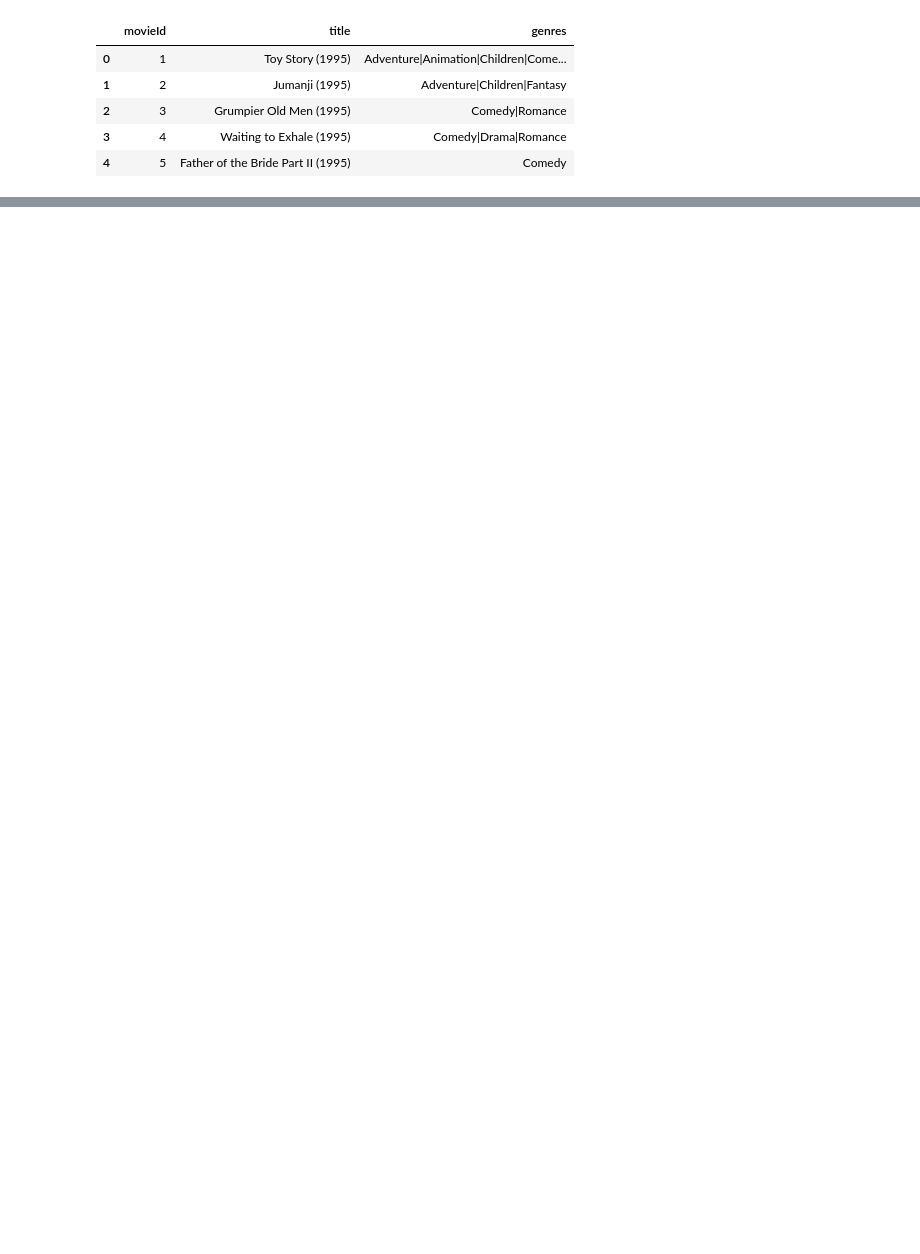
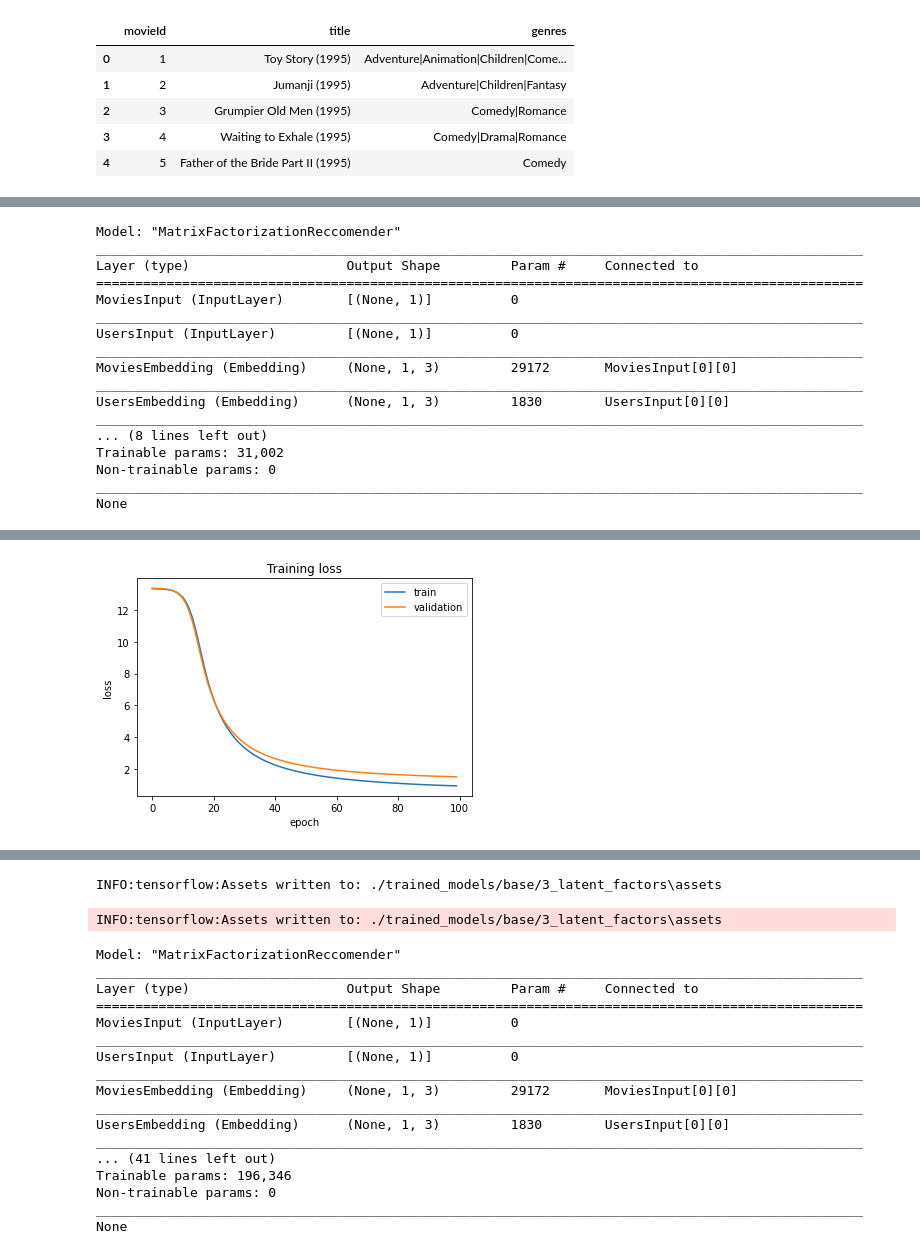
Before and after one commit to MilenaTrajanoska/recommender_system_movie_lens, a Jupyter notebook: project/matrix_factorization_based_recommendations/base_matrix_factorization_collaborative_filtering.ipynb, the cells around one changed output, grey strips where cells are left out. Cells and saved outputs as stored; diff of their text form; code cells hidden in the pictures; blank space fills up the shorter version.

Commit message:
trained base and content boosted model and visualized results

```diff
--- a/project/matrix_factorization_based_recommendations/base_matrix_factorization_collaborative_filtering.ipynb
+++ b/project/matrix_factorization_based_recommendations/base_matrix_factorization_collaborative_filtering.ipynb
@@ -101,2 +49,0 @@ movie_embeddings_frame = pd.DataFrame(movie_embeddings[0])
-# %%
-movie_embeddings_frame['movieId'] = [0] + list(dict_movies.values())
@@ -114,10 +59,4 @@ movies_data.head()
 | 4 | 5 | Father of the Bride Part II (1995) | Comedy |
 # %%
 USER_ID = 5
-num_movies = 3
+MOVIES_TO_RECOMMEND = 3
-# %%
-user_embedding_learnt = model.get_layer(name='UsersEmbedding').get_weights()[0][USER_ID]
-movie_embedding_learnt = model.get_layer(name='MoviesEmbedding').get_weights()[0]
-movies = user_embedding_learnt @ movie_embedding_learnt.T
-recommendations = np.argpartition(movies, -num_movies)[-num_movies:]
-print(recommendations)
@@ -140,0 +67,50 @@ movies_data[movies_data.movieId.isin(recommended_movies_ids)]
+# %%
+movies_wathced_by_user = ratings_matrix[ratings_matrix.userId == USER_ID]
+movies_not_watched = movies_data[~movies_data["movieId"].isin(movies_wathced_by_user.movieId.values)]["movieId"]
+movies_not_watched = list(
+    set(movies_not_watched).intersection(set(dict_movies.keys()))
+)
+movies_not_watched = [[dict_movies.get(x)] for x in movies_not_watched]
+# %%
+model_array = []
+for lf in LATENT_FACTORS:
+    model = BaseCFModel(N_USERS, N_MOVIES, lf)
+    model.compile()
+    model.train(train_data, epochs = 100, batch = 32)
+    model.save(f'./trained_models/base/{lf}_latent_factors')
+    model.load_model(f'./trained_models/base/{lf}_latent_factors')
+    movie_embeddings = model.get_movies_embeddings()
+    movie_embeddings_frame = pd.DataFrame(movie_embeddings)
+    movie_embeddings_frame['movieId'] = list(dict_movies.values())
+    movie_embeddings_frame.to_csv(f'../results/movie_embeddings/movie_embeddings_{lf}_latent_factors.csv')
+
+    user_embedding_learnt = model.model.get_layer(name='UsersEmbedding').get_weights()[0][USER_ID]
+    memb = movie_embeddings[movies_not_watched]
+    memb = memb.reshape(memb.shape[0], lf)
+    movies = user_embedding_learnt @ memb.T
+    recommendations = np.argpartition(movies, -MOVIES_TO_RECOMMEND)[-MOVIES_TO_RECOMMEND:]
+    print(f'Reccomendations with {lf} latent factors:\n{recommendations}')
+    recommended_movies_ids = []
+    for val in recommendations:
+        recommended_movies_ids.append(reverse_dict_movies[val])
+    print(f'Recommended {MOVIES_TO_RECOMMEND} movies with {lf} latent factors: \n')
+    print(movies_data[movies_data.movieId.isin(recommended_movies_ids)])
+    print(f'Evaluation mse: {np.sqrt(mean_squared_error(ratings_matrix.rating, model.predict(ratings_matrix)))}')
+# %% [output]
+Model: "MatrixFactorizationReccomender"
+__________________________________________________________________________________________________
+Layer (type)                    Output Shape         Param #     Connected to
+==================================================================================================
+MoviesInput (InputLayer)        [(None, 1)]          0
+__________________________________________________________________________________________________
+UsersInput (InputLayer)         [(None, 1)]          0
+__________________________________________________________________________________________________
+MoviesEmbedding (Embedding)     (None, 1, 3)         29172       MoviesInput[0][0]
+__________________________________________________________________________________________________
+UsersEmbedding (Embedding)      (None, 1, 3)         1830        UsersInput[0][0]
+__________________________________________________________________________________________________
+... (8 lines left out)
+Trainable params: 31,002
+Non-trainable params: 0
+__________________________________________________________________________________________________
+None
@@ -140,0 +118 @@ movies_data[movies_data.movieId.isin(recommended_movies_ids)]
+[figure, added]
@@ -140,0 +120,19 @@ movies_data[movies_data.movieId.isin(recommended_movies_ids)]
+INFO:tensorflow:Assets written to: ./trained_models/base/3_latent_factors\assets
+INFO:tensorflow:Assets written to: ./trained_models/base/3_latent_factors\assets
+Model: "MatrixFactorizationReccomender"
+__________________________________________________________________________________________________
+Layer (type)                    Output Shape         Param #     Connected to
+==================================================================================================
+MoviesInput (InputLayer)        [(None, 1)]          0
+__________________________________________________________________________________________________
+UsersInput (InputLayer)         [(None, 1)]          0
+__________________________________________________________________________________________________
+MoviesEmbedding (Embedding)     (None, 1, 3)         29172       MoviesInput[0][0]
+__________________________________________________________________________________________________
+UsersEmbedding (Embedding)      (None, 1, 3)         1830        UsersInput[0][0]
+__________________________________________________________________________________________________
+... (41 lines left out)
+Trainable params: 196,346
+Non-trainable params: 0
+__________________________________________________________________________________________________
+None
```
Also changed, not shown: parts of 18 cells of this notebook, 41 other files.
